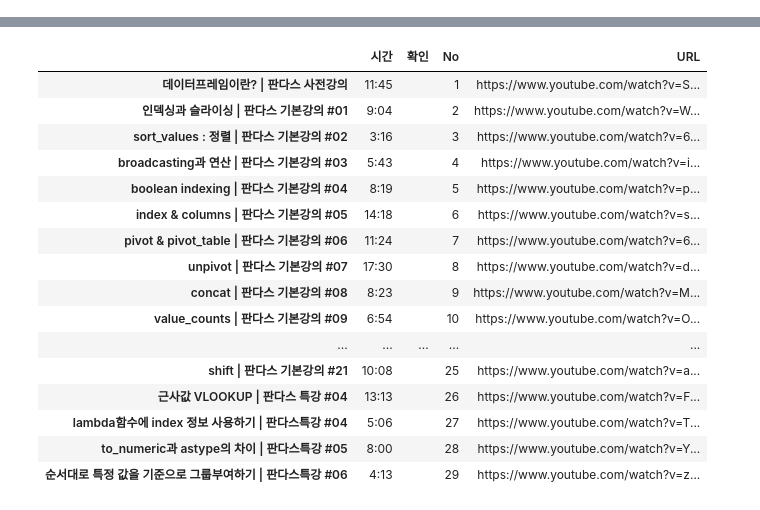
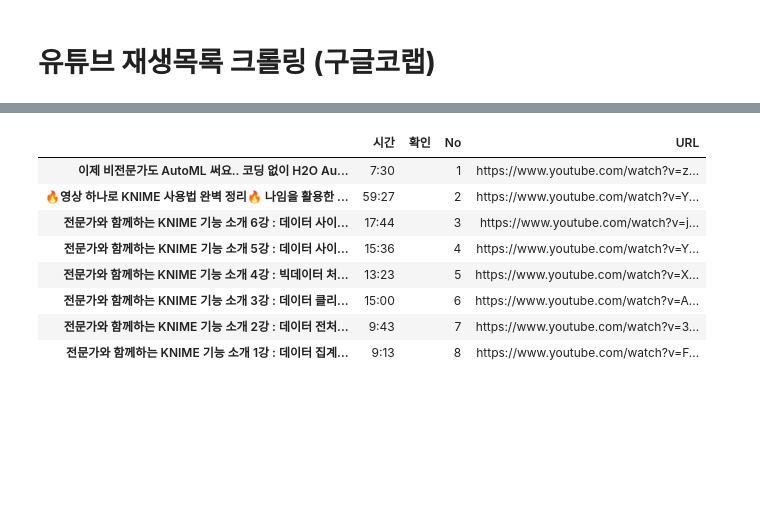
Before and after one commit to countifs/youtube_playlist_crawling, a Jupyter notebook: 유튜브_재생목록_크롤링(구글코랩).ipynb, the cells around one changed output, grey strips where cells are left out. Drawn from its saved outputs; the diff is of its cells as text; code cells hidden in the pictures; blank space fills up the shorter version.

```diff
--- a/유튜브_재생목록_크롤링(구글코랩).ipynb
+++ b/유튜브_재생목록_크롤링(구글코랩).ipynb
@@ -1,5 +1,7 @@
 # %% [markdown]
 <a href="https://colab.research.google.com/github/countifs/youtube_playlist_crawling/blob/main/%EC%9C%A0%ED%8A%9C%EB%B8%8C_%EC%9E%AC%EC%83%9D%EB%AA%A9%EB%A1%9D_%ED%81%AC%EB%A1%A4%EB%A7%81(%EA%B5%AC%EA%B8%80%EC%BD%94%EB%9E%A9).ipynb" target="_parent"><img src="https://colab.research.google.com/assets/colab-badge.svg" alt="Open In Colab"/></a>
+# %% [markdown]
+# **유튜브 재생목록 크롤링 (구글코랩)**
 # %%
 # url 주소 입력
 url = input('>> URL 주소를 입력 : ')
@@ -54,10 +56,11 @@ def get_playlist(url, rep_text):
     # 웹사이트 열기
     driver.get(url)
 
-    # 로딩이 끝날 때까지 3초 정도 기다림
-    driver.implicitly_wait(3)
+    # 로딩이 끝날 때까지 2초 정도 기다림
+    driver.implicitly_wait(2)
 
-    time.sleep(4)
+   # 안정적인 페이지 소스 추출을 위해 3초 정도 기다림
+    time.sleep(3)
 
     # 페이지 소스 추출
     html_source = driver.page_source
@@ -79,7 +82,7 @@ def get_playlist(url, rep_text):
         url_list.append(f'{main}{sub}')
         time_list.append(video_time[i].text.strip())
 
-
+   # 출력용 데이터 프레임 구성하기
     playlist = {
         '시간' : time_list,
         '확인' : '',
@@ -87,8 +90,11 @@ def get_playlist(url, rep_text):
         'URL' : url_list,
     }
 
+   # 데이터 프레임 생성
     name_list = pd.Series(name_list)
-    name_list.apply(lambda x: x.replace(rep_text,'').strip())
+
+   # 제목에서 제거할 문자 변환하기
+    name_list = name_list.apply(lambda x: x.replace(rep_text,'').strip())
     playlist = pd.DataFrame(playlist, index = name_list)
 
     return playlist
@@ -115,17 +121,9 @@ Processing triggers for libc-bin (2.27-3ubuntu1.6) ...
 |  | 시간 | 확인 | No | URL |
-| 데이터프레임이란? | 판다스 사전강의 | 11:45 |  | 1 | https://www.youtube.com/watch?v=S... |
-| 인덱싱과 슬라이싱 | 판다스 기본강의 #01 | 9:04 |  | 2 | https://www.youtube.com/watch?v=W... |
-| sort_values : 정렬 | 판다스 기본강의 #02 | 3:16 |  | 3 | https://www.youtube.com/watch?v=6... |
-| broadcasting과 연산 | 판다스 기본강의 #03 | 5:43 |  | 4 | https://www.youtube.com/watch?v=i... |
-| boolean indexing | 판다스 기본강의 #04 | 8:19 |  | 5 | https://www.youtube.com/watch?v=p... |
-| index & columns | 판다스 기본강의 #05 | 14:18 |  | 6 | https://www.youtube.com/watch?v=s... |
-| pivot & pivot_table | 판다스 기본강의 #06 | 11:24 |  | 7 | https://www.youtube.com/watch?v=6... |
-| unpivot | 판다스 기본강의 #07 | 17:30 |  | 8 | https://www.youtube.com/watch?v=d... |
-| concat | 판다스 기본강의 #08 | 8:23 |  | 9 | https://www.youtube.com/watch?v=M... |
-| value_counts | 판다스 기본강의 #09 | 6:54 |  | 10 | https://www.youtube.com/watch?v=O... |
-| ... | ... | ... | ... | ... |
-| shift | 판다스 기본강의 #21 | 10:08 |  | 25 | https://www.youtube.com/watch?v=a... |
-| 근사값 VLOOKUP | 판다스 특강 #04 | 13:13 |  | 26 | https://www.youtube.com/watch?v=F... |
-| lambda함수에 index 정보 사용하기 | 판다스특강 #04 | 5:06 |  | 27 | https://www.youtube.com/watch?v=T... |
-| to_numeric과 astype의 차이 | 판다스특강 #05 | 8:00 |  | 28 | https://www.youtube.com/watch?v=Y... |
-| 순서대로 특정 값을 기준으로 그룹부여하기 | 판다스특강 #06 | 4:13 |  | 29 | https://www.youtube.com/watch?v=z... |
+| 이제 비전문가도 AutoML 써요.. 코딩 없이 H2O Au... | 7:30 |  | 1 | https://www.youtube.com/watch?v=z... |
+| 🔥영상 하나로 KNIME 사용법 완벽 정리🔥 나임을 활용한 ... | 59:27 |  | 2 | https://www.youtube.com/watch?v=Y... |
+| 전문가와 함께하는 KNIME 기능 소개 6강 : 데이터 사이... | 17:44 |  | 3 | https://www.youtube.com/watch?v=j... |
+| 전문가와 함께하는 KNIME 기능 소개 5강 : 데이터 사이... | 15:36 |  | 4 | https://www.youtube.com/watch?v=Y... |
+| 전문가와 함께하는 KNIME 기능 소개 4강 : 빅데이터 처... | 13:23 |  | 5 | https://www.youtube.com/watch?v=X... |
+| 전문가와 함께하는 KNIME 기능 소개 3강 : 데이터 클리... | 15:00 |  | 6 | https://www.youtube.com/watch?v=A... |
+| 전문가와 함께하는 KNIME 기능 소개 2강 : 데이터 전처... | 9:43 |  | 7 | https://www.youtube.com/watch?v=3... |
+| 전문가와 함께하는 KNIME 기능 소개 1강 : 데이터 집계... | 9:13 |  | 8 | https://www.youtube.com/watch?v=F... |
```
Also changed, not shown: parts of 3 cells of this notebook.
